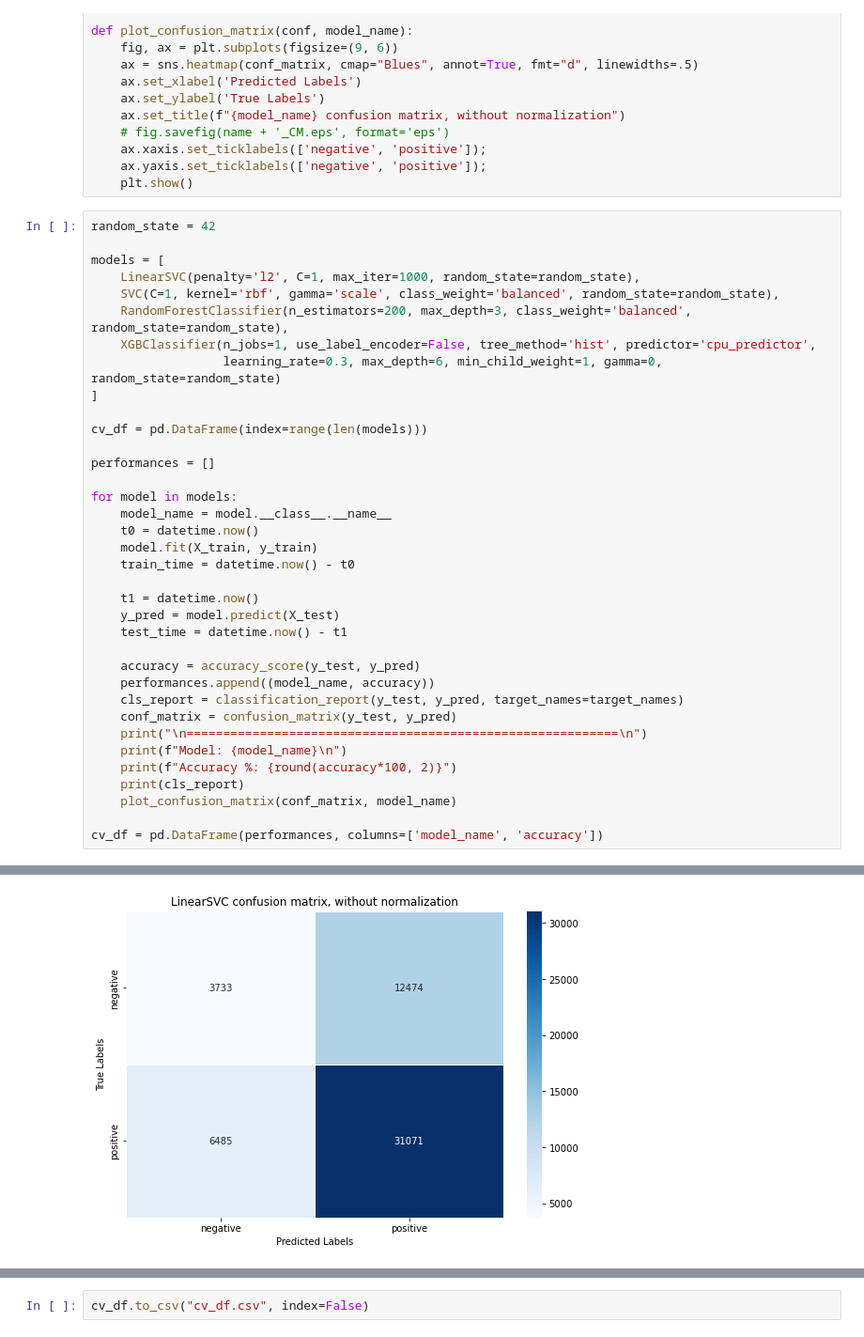
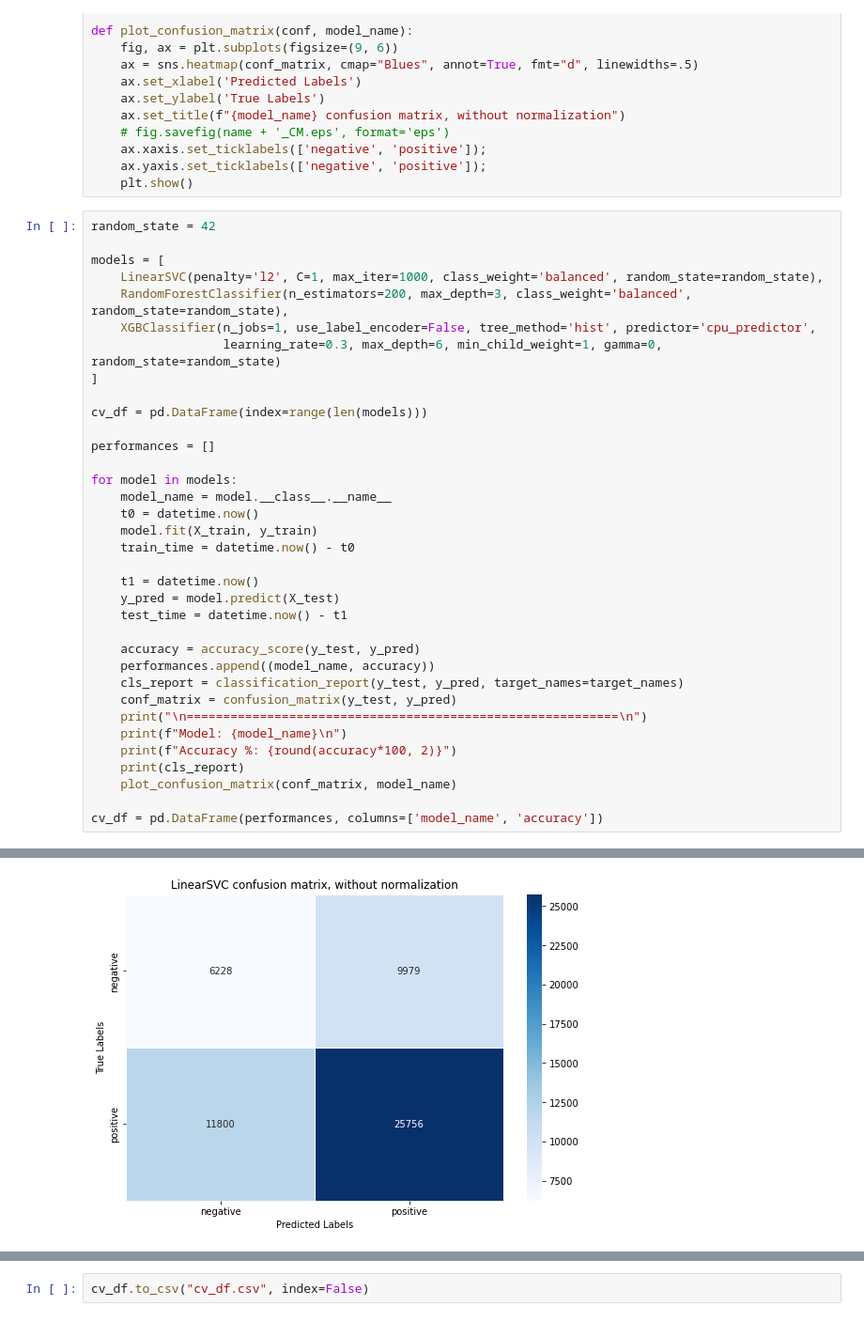
Before and after one commit to MuradBozik/AiDM-A3, a Jupyter notebook: cls.ipynb, the cells around one changed output, grey strips where cells are left out. Shown: that part at 94% size. Saved outputs shown, nothing was run; the diff lists cells and outputs as text.

```diff
--- a/cls.ipynb
+++ b/cls.ipynb
@@ -513,8 +513,7 @@ def plot_confusion_matrix(conf, model_name):
 random_state = 42
 
 models = [
-    LinearSVC(penalty='l2', C=1, max_iter=1000, random_state=random_state),
-    SVC(C=1, kernel='rbf', gamma='scale', class_weight='balanced', random_state=random_state),
+    LinearSVC(penalty='l2', C=1, max_iter=1000, class_weight='balanced', random_state=random_state),
     RandomForestClassifier(n_estimators=200, max_depth=3, class_weight='balanced', random_state=random_state),
     XGBClassifier(n_jobs=1, use_label_encoder=False, tree_method='hist', predictor='cpu_predictor',
                   learning_rate=0.3, max_depth=6, min_child_weight=1, gamma=0, random_state=random_state)
@@ -562 +561 @@ weighted avg       0.61      0.65      0.62     53763
-[figure, old version]
+[figure, new version]
```
Also changed, not shown: parts of 2 cells of this notebook.
